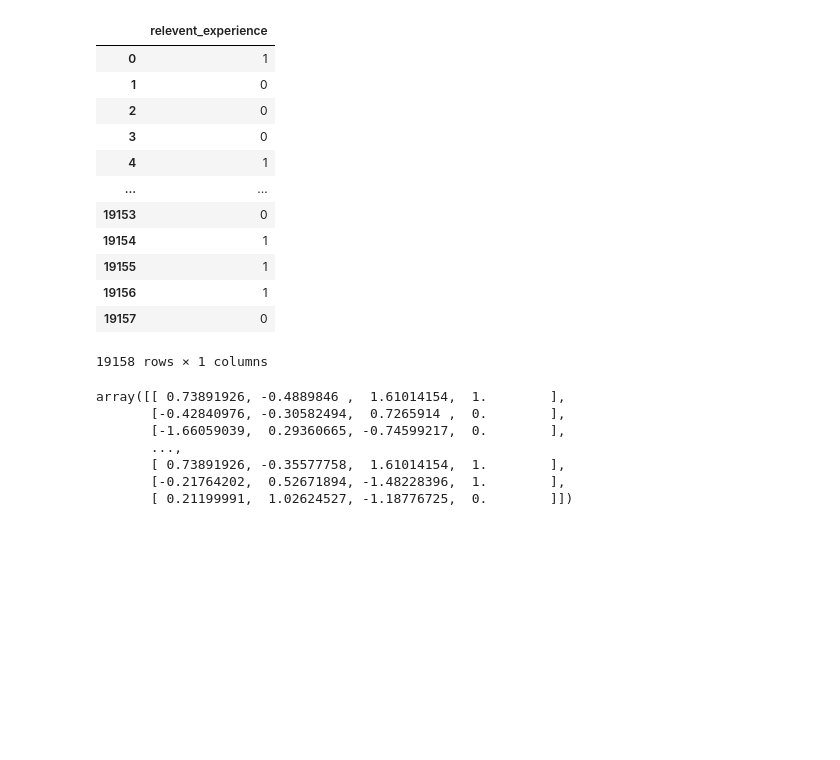
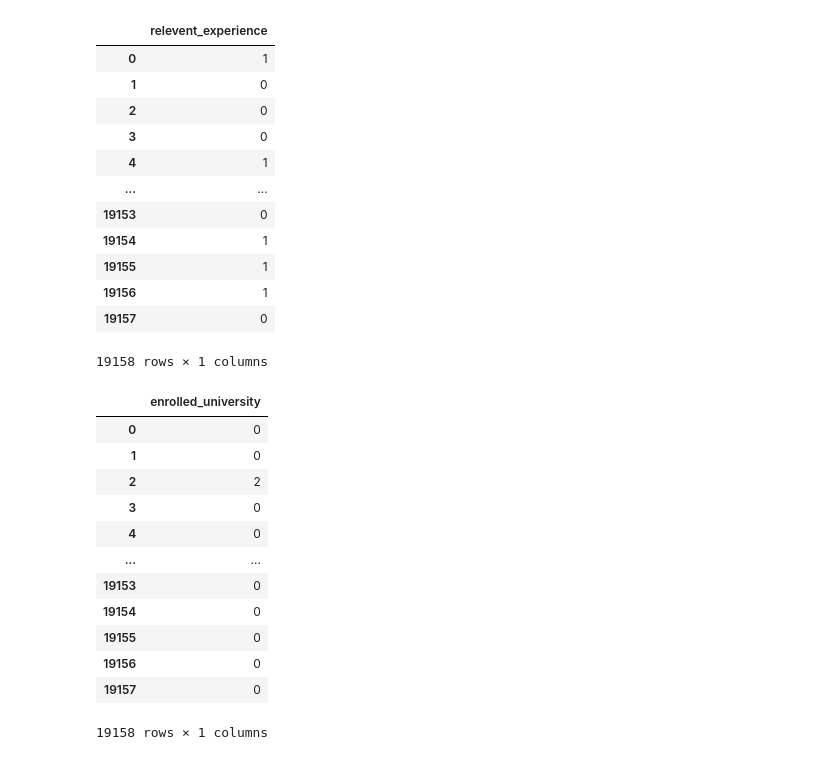
Before and after one commit to wbchristerson/machine-learning-projects, a Jupyter notebook: job-change-analysis/hr-analytics-data.ipynb, the cells around one changed output. Saved outputs shown, nothing was run; the diff lists cells and outputs as text; code cells hidden in the pictures; blank space fills up the shorter version.

Commit message:
feat: create data transformer for college enrollment attribute

```diff
--- a/job-change-analysis/hr-analytics-data.ipynb
+++ b/job-change-analysis/hr-analytics-data.ipynb
@@ -211,23 +211,53 @@ relevant_experience_pipeline.fit_transform(re_data)
 | 19157 | 0 |
 19158 rows × 1 columns
 # %%
-class EnrollmentTransformer()
+class PandarizerTransformer(BaseEstimator, TransformerMixin):
+    def __init__(self, columns):
+        self.columns = columns
+
+    def fit(self, X, y=None):
+        return self
+
+    def transform(self, X, y=None):
+        return pd.DataFrame(X, columns=self.columns)
+
+project_data[["enrolled_university"]]
+
+def to_enroll_transform(x):
+    if x == "no_enrollment" or x == "0":
+        return 0
+    elif x == "Part time course":
+        return 1
+    elif x == "Full time course":
+        return 2
+    else:
+        return x
+
+class EnrollmentTransformer(BaseEstimator, TransformerMixin):
+    def fit(self, X, y=None):
+        return self
+
+    def transform(self, X, y=None):
+        return X.applymap(to_enroll_transform)
+
+
+enrollment_pipeline = Pipeline([
+    ('fill_imputer', SimpleImputer(strategy='constant', fill_value="0")),
+    ("pandarizer", PandarizerTransformer(["enrolled_university"])),
+    ('enroll_numeric_transformer', EnrollmentTransformer()),
+])
+enrollment_pipeline.fit_transform(project_data[["enrolled_university"]])
+# %% [output]
+|  | enrolled_university |
+| 0 | 0 |
+| 1 | 0 |
+| 2 | 2 |
+| 3 | 0 |
+| 4 | 0 |
+| ... | ... |
+| 19153 | 0 |
+| 19154 | 0 |
+| 19155 | 0 |
+| 19156 | 0 |
+| 19157 | 0 |
+19158 rows × 1 columns
-# %%
-from sklearn.compose import ColumnTransformer
-
-full_pipeline = ColumnTransformer([
-    ("num", num_pipeline, ["city_development_index", "training_hours"]),
-    ("experience", experience_pipeline, ["experience"]),
-    ("relevant_experience", relevant_experience_pipeline, ["relevent_experience"])
-])
-
-data_prepared = full_pipeline.fit_transform(project_data)
-data_prepared
-# %% [output]
-array([[ 0.73891926, -0.4889846 ,  1.61014154,  1.        ],
-       [-0.42840976, -0.30582494,  0.7265914 ,  0.        ],
-       [-1.66059039,  0.29360665, -0.74599217,  0.        ],
-       ...,
-       [ 0.73891926, -0.35577758,  1.61014154,  1.        ],
-       [-0.21764202,  0.52671894, -1.48228396,  1.        ],
-       [ 0.21199991,  1.02624527, -1.18776725,  0.        ]])
```
Also changed, not shown: parts of 1 cell of this notebook.
